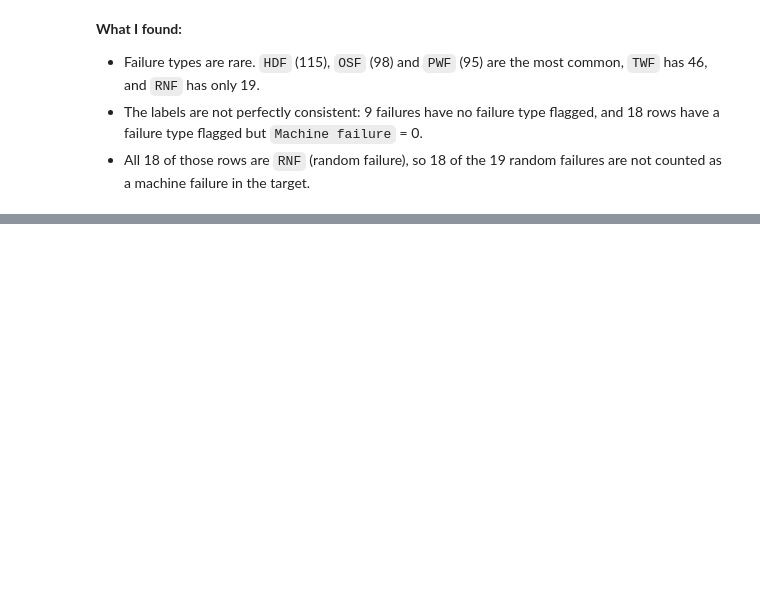
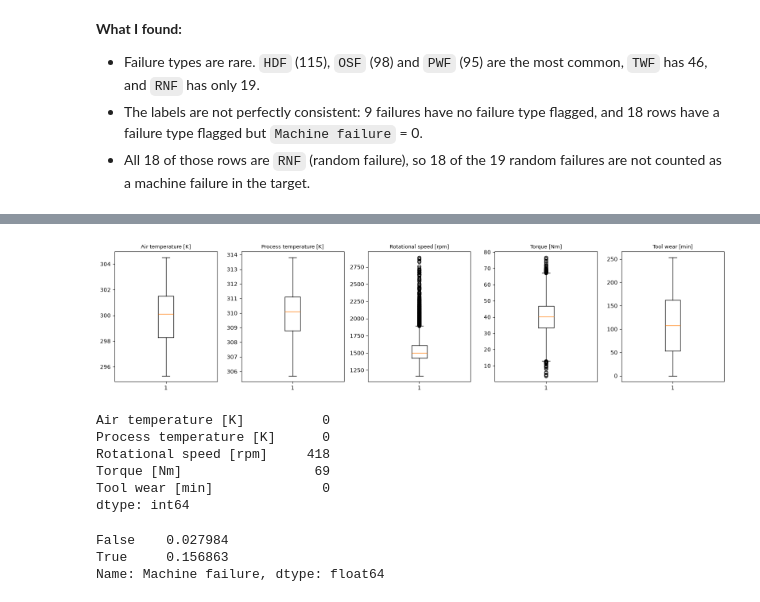
Before and after one commit to NathanL05/ct4101-ml-portfolio, a Jupyter notebook: notebooks/01_data_audit.ipynb, the cells around one changed output, grey strips where cells are left out. Drawn from its saved outputs; the diff is of its cells as text; code cells hidden in the pictures; blank space fills up the shorter version.

Commit message:
Add data audit: duplicates, target distribution, failure modes, outliers

```diff
--- a/notebooks/01_data_audit.ipynb
+++ b/notebooks/01_data_audit.ipynb
@@ -176,0 +179,4 @@ dtype: int64
+# %%
+numeric = ["Air temperature [K]", "Process temperature [K]",
+           "Rotational speed [rpm]", "Torque [Nm]", "Tool wear [min]"]
+df[numeric].describe().T
@@ -176,0 +190,29 @@ dtype: int64
+# %%
+fig, axes = plt.subplots(1, 5, figsize=(16, 4))
+for ax, col in zip(axes, numeric):
+    ax.boxplot(df[col])
+    ax.set_title(col, fontsize=9)
+plt.tight_layout()
+plt.show()
+# %% [output]
+[figure, added]
+# %%
+q1 = df[numeric].quantile(0.25)
+q3 = df[numeric].quantile(0.75)
+iqr = q3 - q1
+is_outlier = (df[numeric] < q1 - 1.5 * iqr) | (df[numeric] > q3 + 1.5 * iqr)
+is_outlier.sum()
+# %% [output]
+Air temperature [K]          0
+Process temperature [K]      0
+Rotational speed [rpm]     418
+Torque [Nm]                 69
+Tool wear [min]              0
+dtype: int64
+# %%
+has_outlier = is_outlier.any(axis=1)
+df.groupby(has_outlier)["Machine failure"].mean()
+# %% [output]
+False    0.027984
+True     0.156863
+Name: Machine failure, dtype: float64
```
Also changed, not shown: parts of 3 cells of this notebook, 1 other file.
